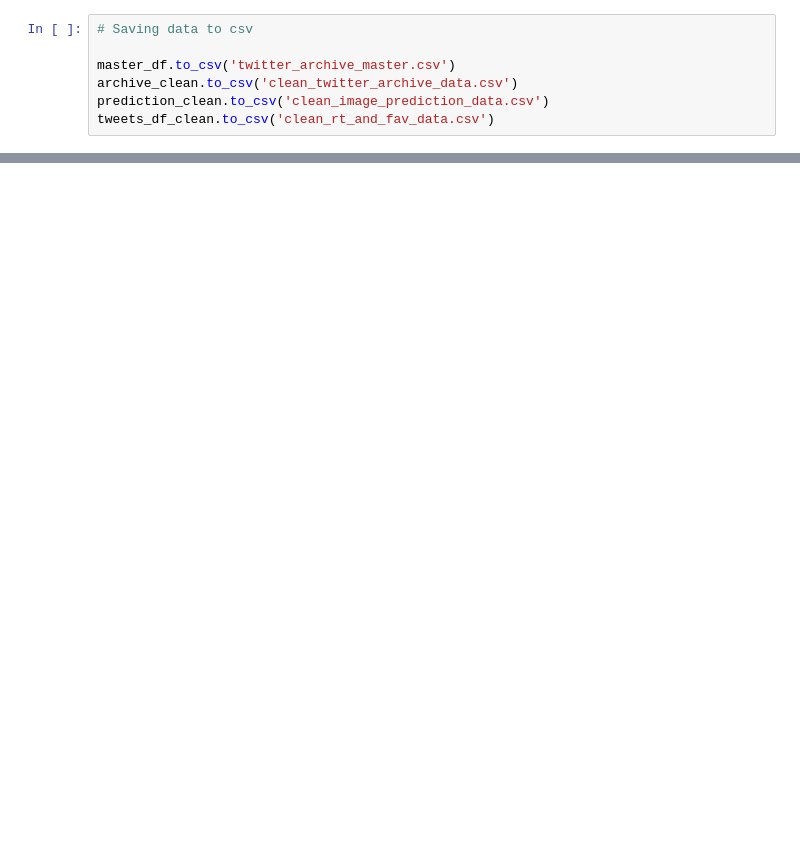
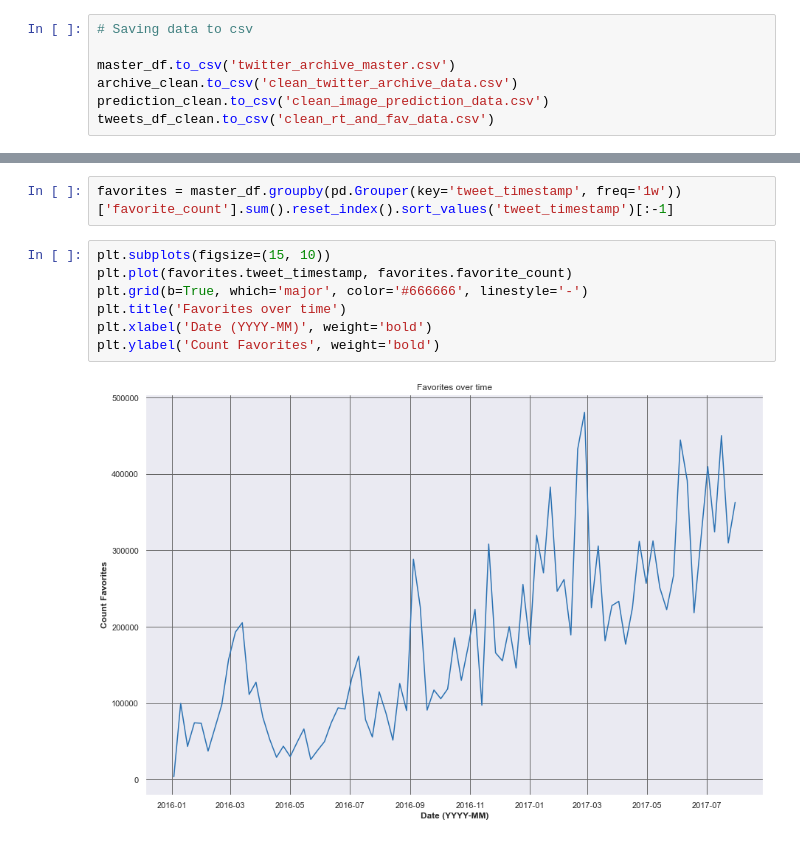
Before and after one commit to jbassie/DATA-ANALYSIS-USING-PANDAS, a Jupyter notebook: udacity_we_rate_dogs_project/wrangle_project_final.ipynb, the cells around one changed output, grey strips where cells are left out. Saved outputs shown, nothing was run; the diff lists cells and outputs as text; blank space fills up the shorter version.

```diff
--- a/udacity_we_rate_dogs_project/wrangle_project_final.ipynb
+++ b/udacity_we_rate_dogs_project/wrangle_project_final.ipynb
@@ -1035,0 +1158,11 @@ Name: dog_category, dtype: int64
+# %%
+favorites = master_df.groupby(pd.Grouper(key='tweet_timestamp', freq='1w'))['favorite_count'].sum().reset_index().sort_values('tweet_timestamp')[:-1]
+# %%
+plt.subplots(figsize=(15, 10))
+plt.plot(favorites.tweet_timestamp, favorites.favorite_count)
+plt.grid(b=True, which='major', color='#666666', linestyle='-')
+plt.title('Favorites over time')
+plt.xlabel('Date (YYYY-MM)', weight='bold')
+plt.ylabel('Count Favorites', weight='bold')
+# %% [output]
+[figure, added]
```
Also changed, not shown: parts of 24 cells of this notebook, 3 other files.
